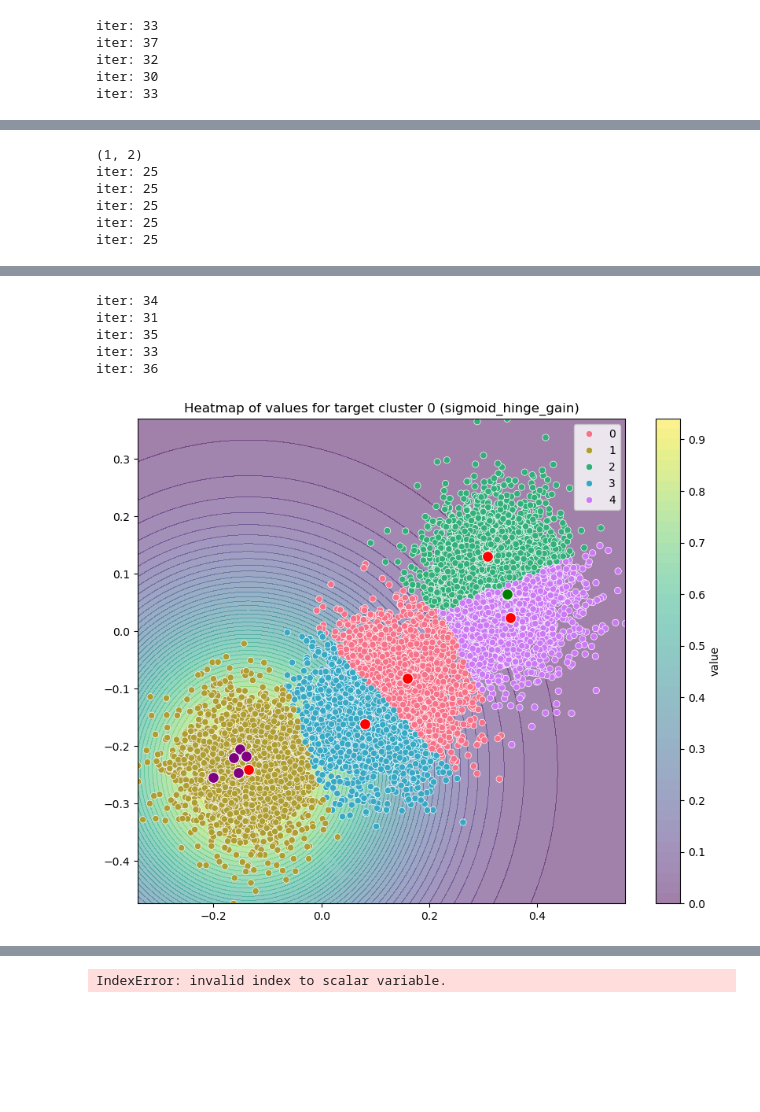
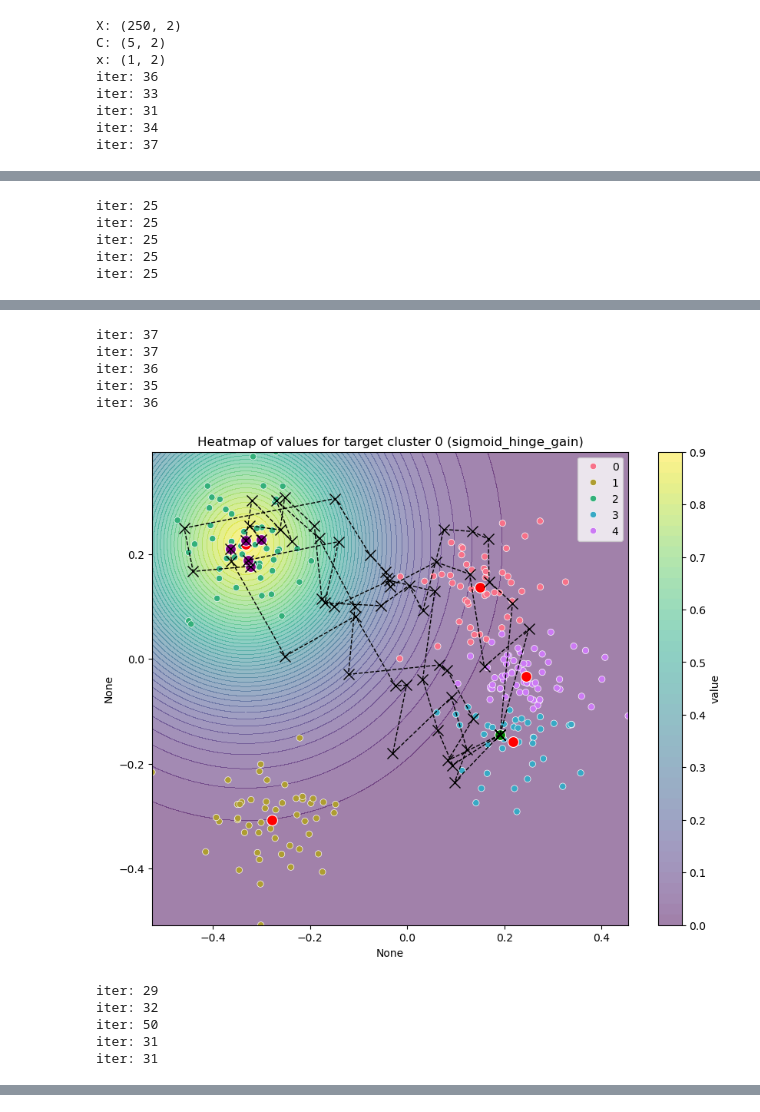
Before and after one commit to jepp3183/Thesis2025, a Jupyter notebook: code/dice_modification.ipynb, the cells around one changed output, grey strips where cells are left out. Saved outputs shown, nothing was run; the diff lists cells and outputs as text; code cells hidden in the pictures; blank space fills up the shorter version.

```diff
--- a/code/dice_modification.ipynb
+++ b/code/dice_modification.ipynb
@@ -53,10 +56,10 @@ def plot_heatmap(X, y, C, random_point, fn, target_cluster, use_pca=False, solut
         C = pca.transform(C)
         best_samples = pca.transform(best_samples)
         random_point = pca.transform(random_point)
-        if solution is not None:
-            solution = pca.transform(solution)
-        if history is not None:
-            history = pca.transform(history)
+        if solutions is not None:
+            solutions = [pca.transform(solution) for solution in solutions]
+        if histories is not None:
+            histories = [pca.transform(history) for history in histories]
 
     plt.figure(figsize=(10, 8))
 
@@ -88,7 +91,7 @@ def plot_heatmap(X, y, C, random_point, fn, target_cluster, use_pca=False, solut
             sns.scatterplot(x=s[:, 0], y=s[:, 1], color='purple', s=100, marker='o')
     if histories is not None:
         for h in histories:
-            plt.plot(h[:, 0], h[:, 1], color='black', linewidth=1, linestyle='dashed', marker='o')
+            plt.plot(h[:, 0], h[:, 1], color='black', linewidth=1, linestyle='dashed', markersize=10, marker='x')
 
     plt.title(f'Heatmap of values for target cluster {target_cluster} ({fn.__name__})')
     # plt.axis('equal')
@@ -97,7 +100,7 @@ def plot_heatmap(X, y, C, random_point, fn, target_cluster, use_pca=False, solut
 # %%
 k = 5
 
-X, _ = make_blobs(centers=k, cluster_std=2, n_features=2, n_samples=10000)
+X, _ = make_blobs(centers=k, cluster_std=2, n_features=2, n_samples=250)
 # X, y = load_iris(return_X_y=True)
 # X = StandardScaler().fit_transform(X)
 X = X / np.max(pdist(X))
@@ -132,6 +135,6 @@ plot(X, y, C, random_point, pca=False)
 # %%
 # Example usage
-l = Gainer(C, X, 1, random_point)
+l = Gainer(C, X, 2, random_point)
 
 sols = []
 hists = []
@@ -146,7 +149,7 @@ best = plot_heatmap(
     solutions=sols,
     histories=hists
 )
-print(best[0].reshape(1, -1).shape)
+# print(best[0].reshape(1, -1).shape)
 
 # valid = np.array([l.is_valid(point.reshape(1,-1)) for point in best])
 # sparsity = np.array([l.sparsity_gain(point) for point in best])
@@ -155,17 +158,20 @@ print(best[0].reshape(1, -1).shape)
 # df['sparsity'] = sparsity
 # print(df)
 
-for lt in l.loss_weights.keys():
+for lt in l.gain_weights.keys():
     sols = []
     hists = []
     for i in range(5):
         sol, hist = random_opt(random_point, lt)
         sols.append(sol)
         hists.append(hist)
-    plot_heatmap(X, y, C, random_point, lt, target_cluster=0, use_pca=False, solutions=sols)
+    plot_heatmap(X, y, C, random_point, lt, target_cluster=0, use_pca=False, solutions=sols, histories=hists)
 # %% [output]
+X: (250, 2)
+C: (5, 2)
+x: (1, 2)
+iter: 36
 iter: 33
+iter: 31
+iter: 34
 iter: 37
-iter: 32
-iter: 30
-iter: 33
@@ -173,4 +179,3 @@ iter: 33
-(1, 2)
 iter: 25
 iter: 25
 iter: 25
@@ -180,6 +185,11 @@ iter: 25
-iter: 34
-iter: 31
+iter: 37
+iter: 37
+iter: 36
 iter: 35
-iter: 33
 iter: 36
-[figure, old version]
+[figure, new version]
+iter: 29
+iter: 32
+iter: 50
+iter: 31
+iter: 31
@@ -186,6 +196,0 @@ iter: 36
-# %%
-xx = np.linspace(0, 5, 1000)
-yy = np.array([l.gain(x) for x in xx])
-plt.plot(xx, yy)
-# %% [output]
-IndexError: invalid index to scalar variable.
```
Also changed, not shown: parts of 3 cells of this notebook, 1 other file.
